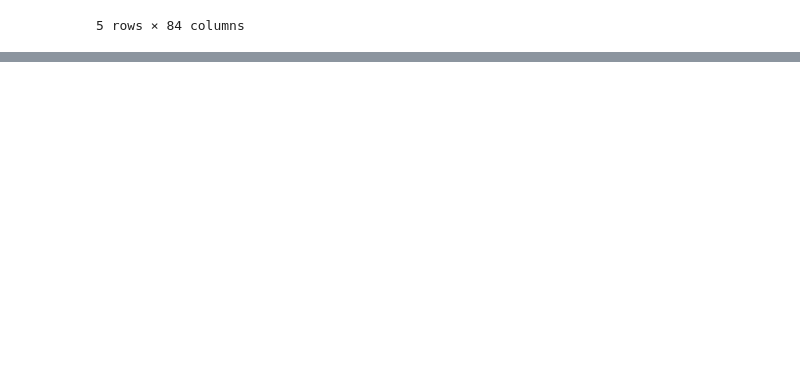
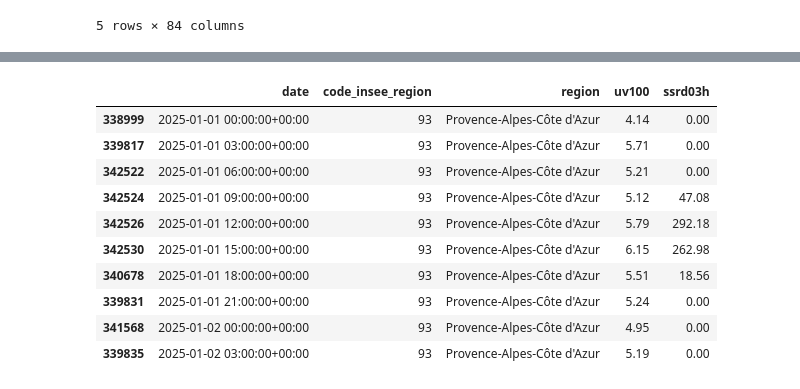
Before and after one commit to 64FC/DFG_Potentiel_Scolaire, a Jupyter notebook: DFG_Potentiel_Scolaire_exploration.ipynb, the cells around one changed output, grey strips where cells are left out. Cells and saved outputs as stored; diff of their text form; code cells hidden in the pictures; blank space fills up the shorter version.

Commit message:
Ajout exploration rayonnement solaire ODRE et site Meteo France

```diff
--- a/DFG_Potentiel_Scolaire_exploration.ipynb
+++ b/DFG_Potentiel_Scolaire_exploration.ipynb
@@ -1496,0 +1516,9 @@ gdf.head()
+# %%
+# Définition de l'url qui contient les données
+# Formats disponibles : csv, json, parquet, etc
+
+# json
+#url = 'https://odre.opendatasoft.com/api/explore/v2.1/catalog/datasets/rayonnement-solaire-vitesse-vent-tri-horaires-regionaux/exports/json'
+
+# parquet
+url = 'https://odre.opendatasoft.com/api/explore/v2.1/catalog/datasets/rayonnement-solaire-vitesse-vent-tri-horaires-regionaux/exports/parquet'
@@ -1496,0 +1540,17 @@ gdf.head()
+# %%
+# Code pour parquet
+from io import BytesIO
+
+# Récupération des données
+response = requests.get(url)
+
+# Vérification de la bonne récupération
+if response.status_code == 200:
+  # Permet de lire le fichier
+  file_content = BytesIO(response.content)
+  print("Données disponibles !\n")
+  # Création du jeu de données
+  df = pd.read_parquet(file_content)
+  print(f"Le dataframe contient {df.shape[0]} lignes et {df.shape[1]} colonnes.")
+else:
+  print(f"Erreur: {response.status_code}")
@@ -1496,0 +1574,12 @@ gdf.head()
+# %%
+# Définitions des filtres
+
+# Sélection du département 93
+cond_93 = df['code_insee_region']=='93'
+
+# Sélection de l'année 2025
+cond_2025 = df['date'].dt.year==2025
+# %%
+# Filtre du df
+df_93_2025 = df[cond_93 & cond_2025]
+df_93_2025.shape
@@ -1496,0 +1597,16 @@ gdf.head()
+# %%
+# Tri par date/heure croissantes
+df_93_2025_sorted = df_93_2025.sort_values(by='date')
+df_93_2025_sorted.head(n=10)
+# %% [output]
+|  | date | code_insee_region | region | uv100 | ssrd03h |
+| 338999 | 2025-01-01 00:00:00+00:00 | 93 | Provence-Alpes-Côte d'Azur | 4.14 | 0.00 |
+| 339817 | 2025-01-01 03:00:00+00:00 | 93 | Provence-Alpes-Côte d'Azur | 5.71 | 0.00 |
+| 342522 | 2025-01-01 06:00:00+00:00 | 93 | Provence-Alpes-Côte d'Azur | 5.21 | 0.00 |
+| 342524 | 2025-01-01 09:00:00+00:00 | 93 | Provence-Alpes-Côte d'Azur | 5.12 | 47.08 |
+| 342526 | 2025-01-01 12:00:00+00:00 | 93 | Provence-Alpes-Côte d'Azur | 5.79 | 292.18 |
+| 342530 | 2025-01-01 15:00:00+00:00 | 93 | Provence-Alpes-Côte d'Azur | 6.15 | 262.98 |
+| 340678 | 2025-01-01 18:00:00+00:00 | 93 | Provence-Alpes-Côte d'Azur | 5.51 | 18.56 |
+| 339831 | 2025-01-01 21:00:00+00:00 | 93 | Provence-Alpes-Côte d'Azur | 5.24 | 0.00 |
+| 341568 | 2025-01-02 00:00:00+00:00 | 93 | Provence-Alpes-Côte d'Azur | 4.95 | 0.00 |
+| 339835 | 2025-01-02 03:00:00+00:00 | 93 | Provence-Alpes-Côte d'Azur | 5.19 | 0.00 |
```
Also changed, not shown: parts of 27 cells of this notebook.
